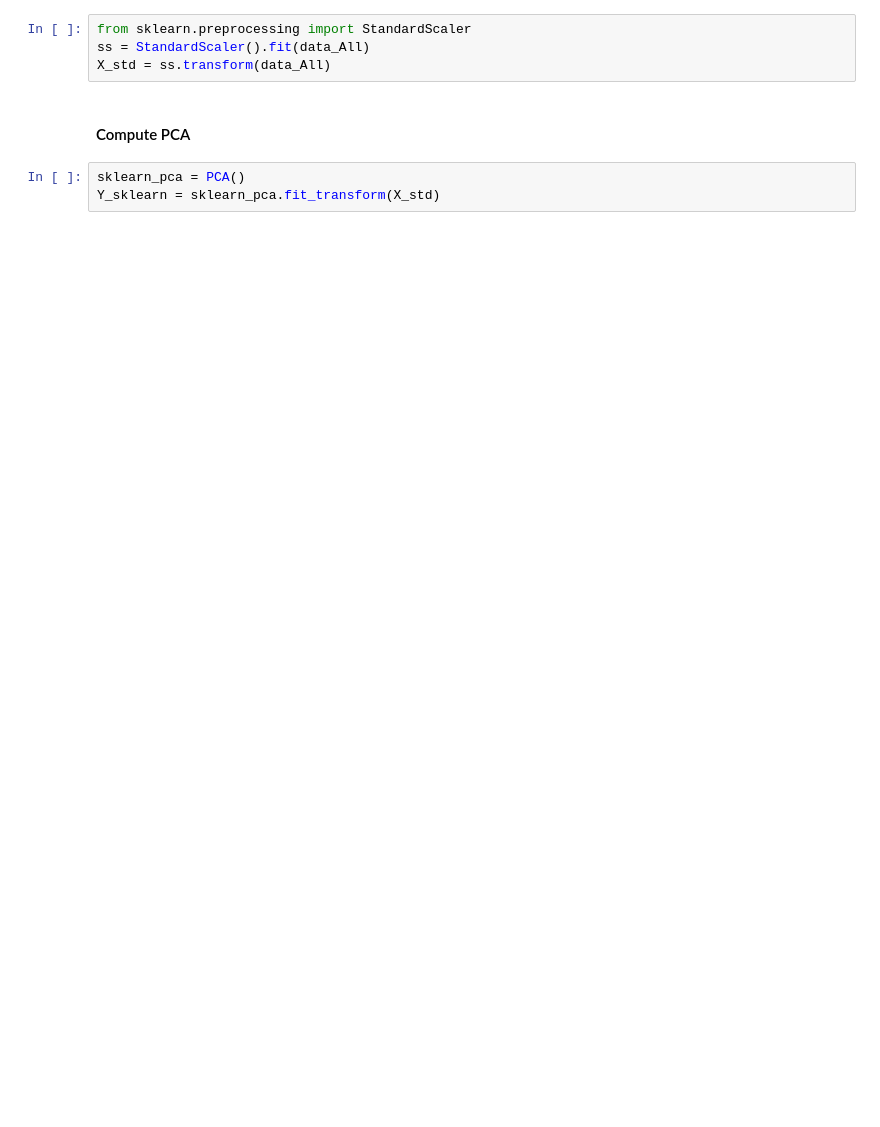
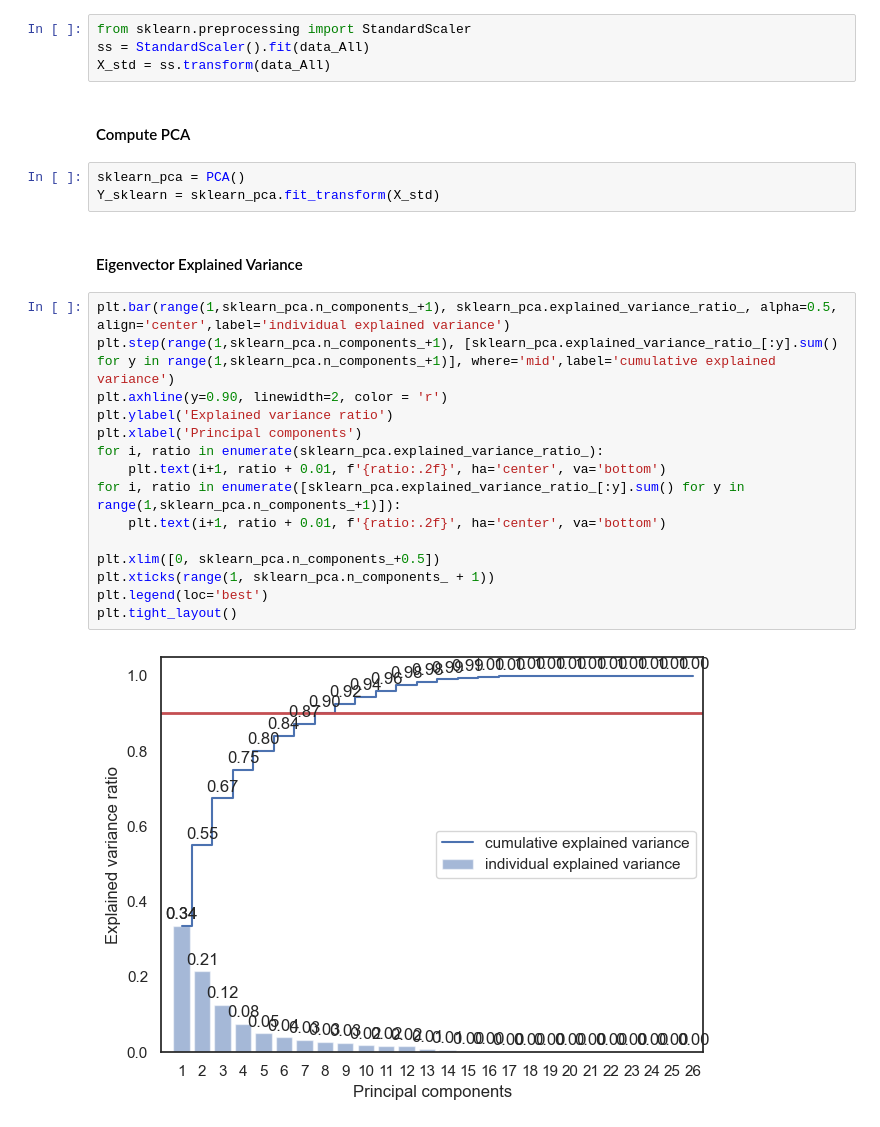
Before and after one commit to sajodajo/CCCCC-Datathon, a Jupyter notebook: D1-1_EDA.ipynb, the cells around one changed output. Cells and saved outputs as stored; diff of their text form; blank space fills up the shorter version.

```diff
--- a/D1-1_EDA.ipynb
+++ b/D1-1_EDA.ipynb
@@ -203,3 +237,22 @@ X_std = ss.transform(data_All)
 # %%
 sklearn_pca = PCA()
 Y_sklearn = sklearn_pca.fit_transform(X_std)
+# %% [markdown]
+#### Eigenvector Explained Variance
+# %%
+plt.bar(range(1,sklearn_pca.n_components_+1), sklearn_pca.explained_variance_ratio_, alpha=0.5, align='center',label='individual explained variance')
+plt.step(range(1,sklearn_pca.n_components_+1), [sklearn_pca.explained_variance_ratio_[:y].sum() for y in range(1,sklearn_pca.n_components_+1)], where='mid',label='cumulative explained variance')
+plt.axhline(y=0.90, linewidth=2, color = 'r')
+plt.ylabel('Explained variance ratio')
+plt.xlabel('Principal components')
+for i, ratio in enumerate(sklearn_pca.explained_variance_ratio_):
+    plt.text(i+1, ratio + 0.01, f'{ratio:.2f}', ha='center', va='bottom')
+for i, ratio in enumerate([sklearn_pca.explained_variance_ratio_[:y].sum() for y in range(1,sklearn_pca.n_components_+1)]):
+    plt.text(i+1, ratio + 0.01, f'{ratio:.2f}', ha='center', va='bottom')
+
+plt.xlim([0, sklearn_pca.n_components_+0.5])
+plt.xticks(range(1, sklearn_pca.n_components_ + 1))
+plt.legend(loc='best')
+plt.tight_layout()
+# %% [output]
+[figure, added]
```
Also changed, not shown: parts of 15 cells of this notebook, 3 other files.
